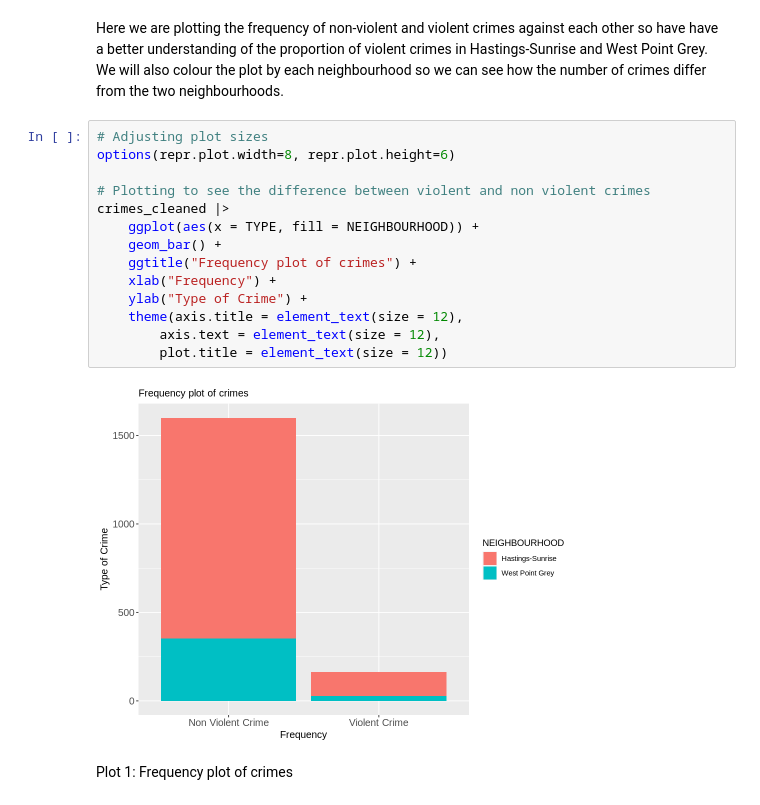
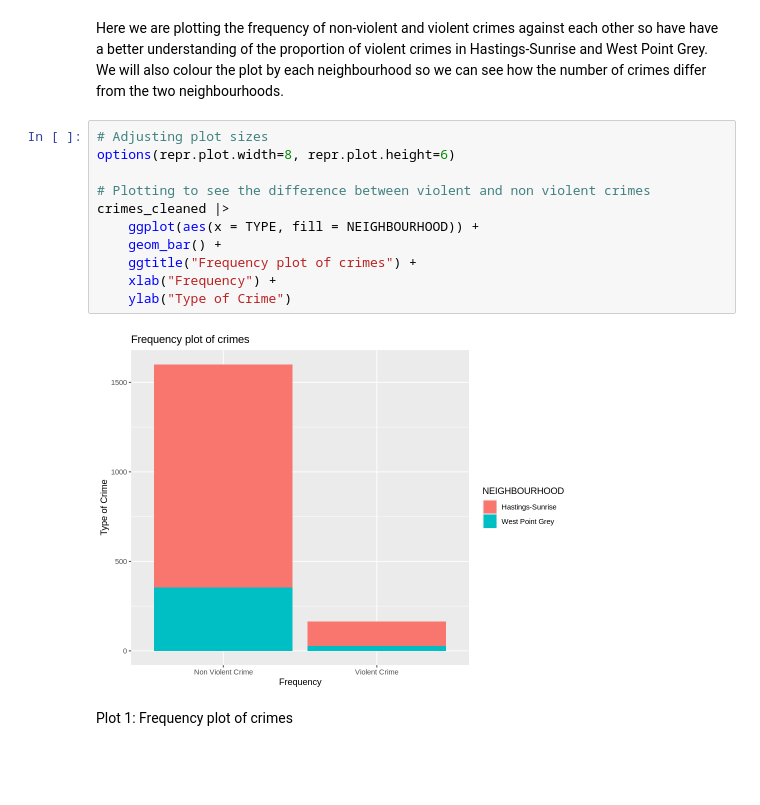
Before and after one commit to Carson-Lu/stat201project-Group27, a Jupyter notebook: proposal.ipynb, the cells around one changed output. Saved outputs shown, nothing was run; the diff lists cells and outputs as text; blank space fills up the shorter version.

```diff
--- a/proposal.ipynb
+++ b/proposal.ipynb
@@ -164,19 +164,16 @@ Here we are plotting the frequency of non-violent and violent crimes against eac
 # %%
 # Adjusting plot sizes
 options(repr.plot.width=8, repr.plot.height=6)
 
 # Plotting to see the difference between violent and non violent crimes
 crimes_cleaned |>
     ggplot(aes(x = TYPE, fill = NEIGHBOURHOOD)) +
     geom_bar() +
     ggtitle("Frequency plot of crimes") +
     xlab("Frequency") +
-    ylab("Type of Crime") +
-    theme(axis.title = element_text(size = 12),
-        axis.text = element_text(size = 12),
-        plot.title = element_text(size = 12))
+    ylab("Type of Crime")
 # %% [output]
-[figure, old version]
+[figure, new version]
 # %% [markdown]
 Plot 1: Frequency plot of crimes
 # %% [markdown]
```
Also changed, not shown: parts of 11 cells of this notebook.
